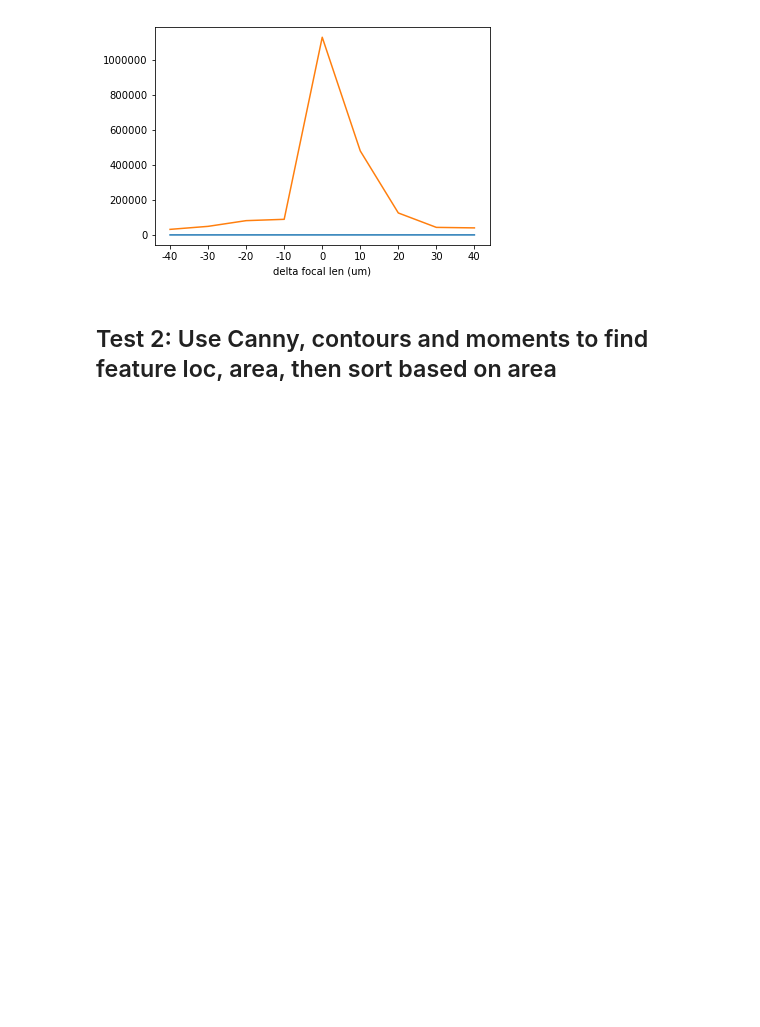
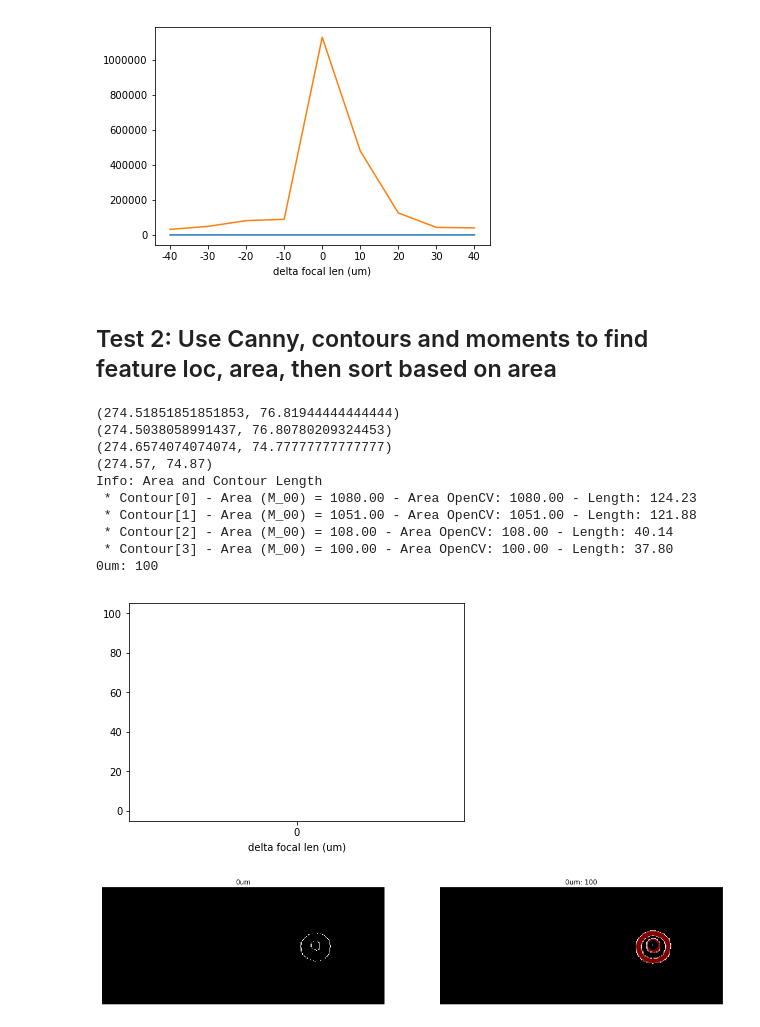
Before and after one commit to Aniruddh1/ipython-opencv-notebooks, a Jupyter notebook: notebooks/DIF_AutoFocus.ipynb, the cells around one changed output. Cells and saved outputs as stored; diff of their text form; code cells hidden in the pictures; blank space fills up the shorter version.

```diff
--- a/notebooks/DIF_AutoFocus.ipynb
+++ b/notebooks/DIF_AutoFocus.ipynb
@@ -291,20 +314,20 @@ plot_list = []
 ksize=7
 
 # img_list contains list of tuples: (img, 'name')
-for img in thresh_img_list:
+for img in thresh_img_list[4:5]:
     # Calc Canny of img
-    #canny_output = cv2.Canny(img[0], 50, 100, apertureSize=3, L2gradient=True)
-    canny_output = cv2.Canny(img[0], 250, 255, apertureSize=3, L2gradient=True)
+    canny_output = cv2.Canny(img[0], 50, 100, apertureSize=3, L2gradient=True)
+    #canny_output = cv2.Canny(img[0], 250, 255, apertureSize=3, L2gradient=True)
 
 
-#     sobelX = cv2.Sobel(img[0],cv2.CV_64F, 1, 0, ksize=3)
-#     sobelX = np.uint8(np.absolute(sobelX))
-#     sobelY = cv2.Sobel(img[0],cv2.CV_64F, 0, 1, ksize=3)
-#     sobelY = np.uint8(np.absolute(sobelY))
-#     sobelCombined = cv2.bitwise_or(sobelX, sobelY)
+    # #     sobelX = cv2.Sobel(img[0],cv2.CV_64F, 1, 0, ksize=3)
+    # #     sobelX = np.uint8(np.absolute(sobelX))
+    # #     sobelY = cv2.Sobel(img[0],cv2.CV_64F, 0, 1, ksize=3)
+    # #     sobelY = np.uint8(np.absolute(sobelY))
+    # #     sobelCombined = cv2.bitwise_or(sobelX, sobelY)
 
     plot_list.append( (canny_output,"%dum" % (img[1])) )
-    continue
+    #continue
 
     # Find contours
     contour_img, contours, hierarchy = cv2.findContours(canny_output, cv2.RETR_TREE, cv2.CHAIN_APPROX_SIMPLE)
@@ -325,30 +348,43 @@ for img in thresh_img_list:
 
     # Draw contours
     #Mat drawing = Mat::zeros( canny_output.size(), CV_8UC3 );
     rows,cols = img[0].shape
     drawing  = np.zeros((rows, cols, 3), np.uint8)
     for i, contour in enumerate(contours):
         cv2.drawContours( drawing, contours, i, (128,255,255), 3, cv2.LINE_AA, hierarchy, 0 )
         cp = (int(mc_lst[i][0]), int(mc_lst[i][1]) )
         cv2.circle(drawing, cp, 4, (255,0,0),4)
 
     if len(contours) > 0:
         #Calculate the area with the moments 00 and compare with the result of the OpenCV function
         print("Info: Area and Contour Length");
         for i, contour in enumerate(contours):
             area = cv2.contourArea(contour)
             arc_length = cv2.arcLength( contour, True )
             print(" * Contour[%d] - Area (M_00) = %.2f - Area OpenCV: %.2f - Length: %.2f" % (i, mu_lst[i]['m00'], area, arc_length) )
 
         plot_list.append( (drawing,"%dum: %d" % (img[1], int(area))) )
         results.append( (img[1], int(area)) )
         print("%dum: %d" % (img[1], int(area)))
     else:
         print("No contours found for %dum" % (img[1]) )
 
 plt.plot(results)
 x_labels = [i[0] for i in results]
 plt.xticks(range(len(x_labels)), x_labels)
 plt.xlabel('delta focal len (um)')
 plt.show()
 util.plot_imgs(plot_list, max_cols = 2)
+# %% [output]
+(274.51851851851853, 76.81944444444444)
+(274.5038058991437, 76.80780209324453)
+(274.6574074074074, 74.77777777777777)
+(274.57, 74.87)
+Info: Area and Contour Length
+ * Contour[0] - Area (M_00) = 1080.00 - Area OpenCV: 1080.00 - Length: 124.23
+ * Contour[1] - Area (M_00) = 1051.00 - Area OpenCV: 1051.00 - Length: 121.88
+ * Contour[2] - Area (M_00) = 108.00 - Area OpenCV: 108.00 - Length: 40.14
+ * Contour[3] - Area (M_00) = 100.00 - Area OpenCV: 100.00 - Length: 37.80
+0um: 100
+[figure, added]
+[figure, added]
```
Also changed, not shown: parts of 5 cells of this notebook, 28 other files.
